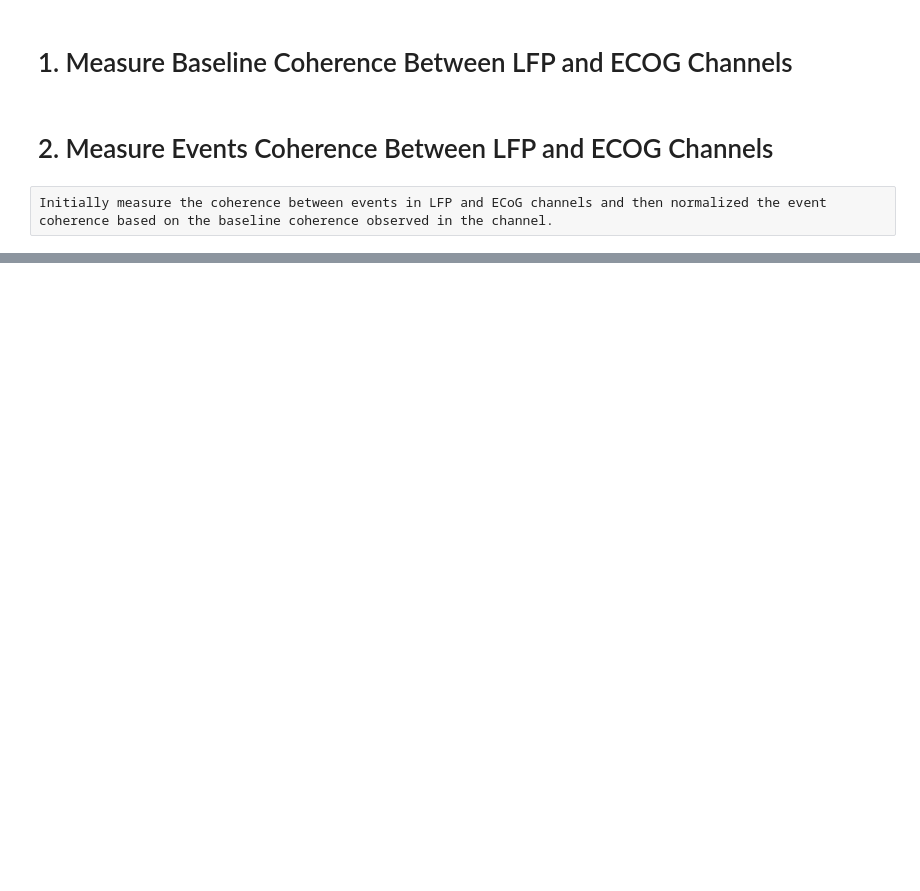
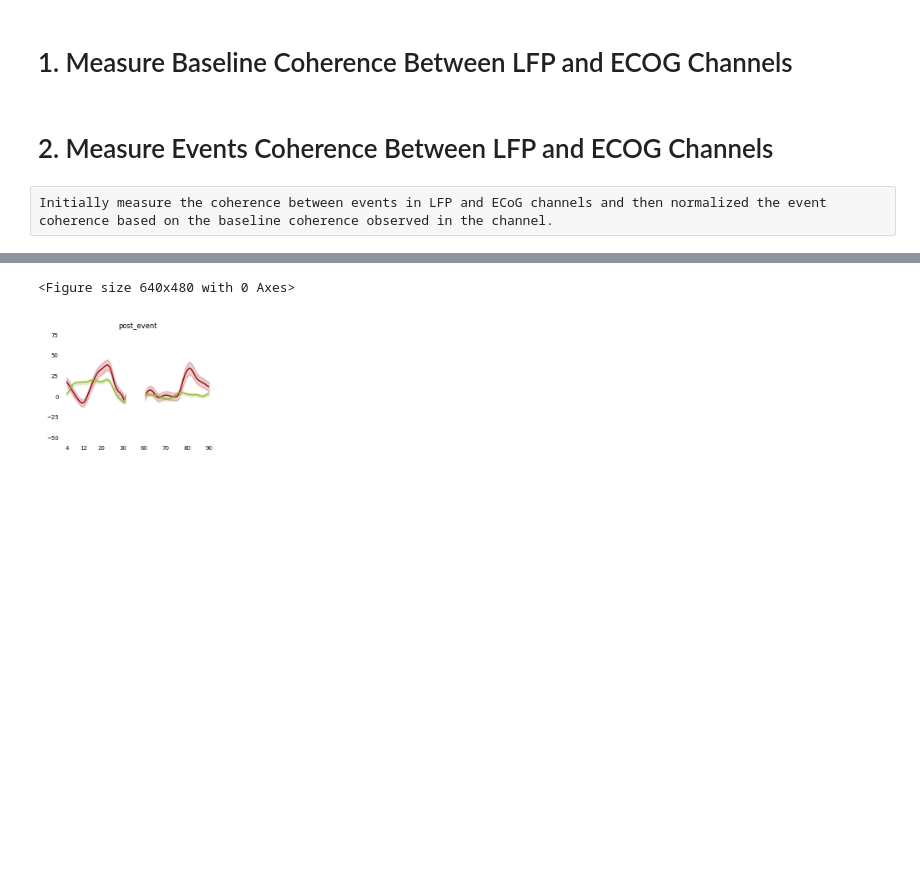
Before and after one commit to FilippoHei/PD-Dyskinesia-Electrophysiology, a Jupyter notebook: 5.1 Spectral Coherence Baseline LFP-ECoG.ipynb, the cells around one changed output, grey strips where cells are left out. Cells and saved outputs as stored; diff of their text form; code cells hidden in the pictures; blank space fills up the shorter version.

```diff
--- a/5.1 Spectral Coherence Baseline LFP-ECoG.ipynb
+++ b/5.1 Spectral Coherence Baseline LFP-ECoG.ipynb
@@ -38,0 +112,6 @@ Initially measure the coherence between events in LFP and ECoG channels and then
+# %%
+utils_plotting_coherence.plot_LID_vs_noLID_coherence(coherence_motor_LID, coherence_motor_noLID, segment="post_event", error_type="se",
+                                                     figure_name=DATA_IO.path_figure + "LFP-ECOG Coherence/LID_vs_noLID_post_event")
+# %% [output]
+<Figure size 640x480 with 0 Axes>
+[figure, added]
```
Also changed, not shown: parts of 15 cells of this notebook, 5 other files.
